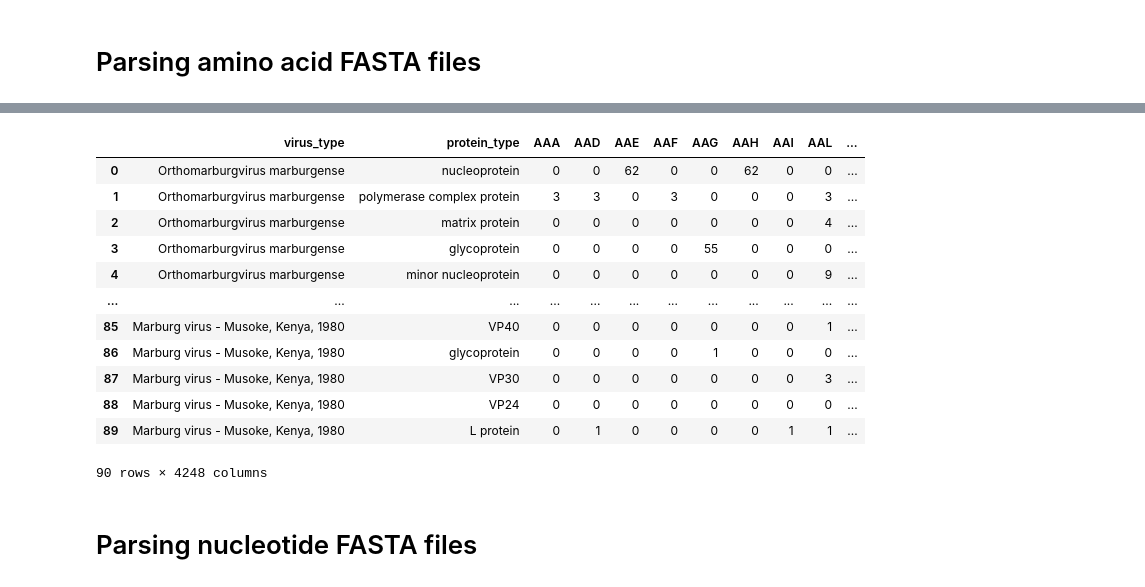
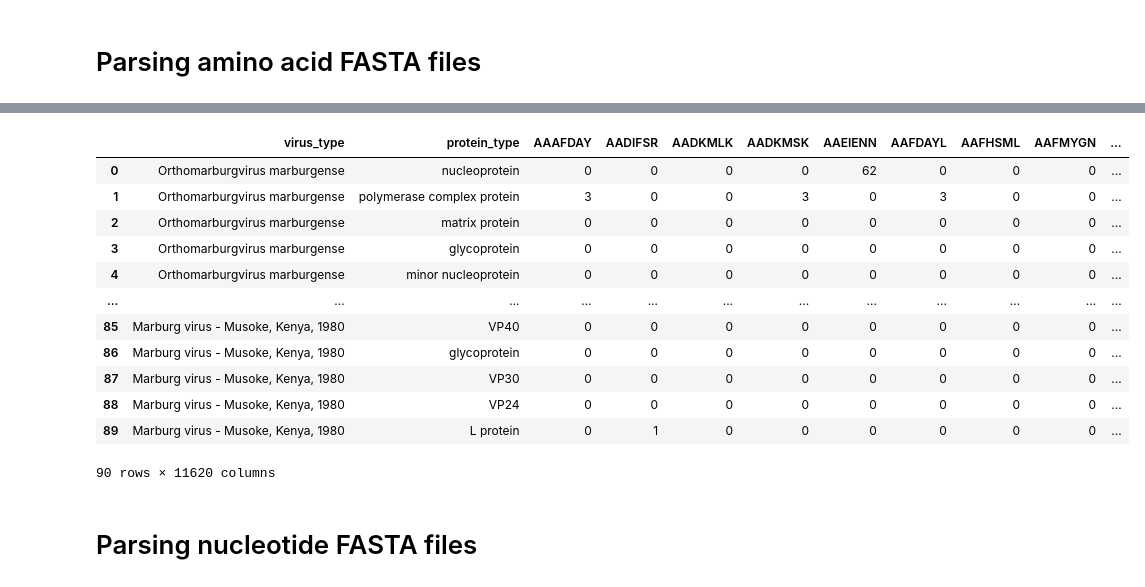
Before and after one commit to ivamilutinovic/data-mining-project, a Jupyter notebook: parsing-fasta.ipynb, the cells around one changed output, grey strips where cells are left out. Cells and saved outputs as stored; diff of their text form; code cells hidden in the pictures.

```diff
--- a/parsing-fasta.ipynb
+++ b/parsing-fasta.ipynb
@@ -80,8 +80,9 @@ def generate_ngram_matrix_amino_acid(fasta_path, n):
     return ngram_matrix
 # %%
 fasta_file = "data/ebola-amino-acid.fasta"
-n = 3
-ngram_matrix = generate_ngram_matrix_amino_acid(fasta_file, n)
-ngram_matrix.to_csv("csv_data/ngram_matrix_amino_acid_ebola.csv", index=False)
+ns = [3, 5, 7]
+for n in ns:
+    ngram_matrix = generate_ngram_matrix_amino_acid(fasta_file, n)
+    ngram_matrix.to_csv(f"csv_data/{n}gram_matrix_amino_acid_ebola.csv", index=False)
 ngram_matrix
 # %% [output]
@@ -101,7 +102,8 @@ ngram_matrix
 # %%
 fasta_file = "data/mers-amino-acid.fasta"
-n = 3
-ngram_matrix = generate_ngram_matrix_amino_acid(fasta_file, n)
-ngram_matrix.to_csv("csv_data/ngram_matrix_amino_acid_mers.csv", index=False)
+ns = [3, 5, 7]
+for n in ns:
+    ngram_matrix = generate_ngram_matrix_amino_acid(fasta_file, n)
+    ngram_matrix.to_csv(f"csv_data/{n}gram_matrix_amino_acid_mers.csv", index=False)
 ngram_matrix
 # %% [output]
@@ -121,23 +123,24 @@ ngram_matrix
 # %%
 fasta_file = "data/marburg-amino-acid.fasta"
-n = 3
-ngram_matrix = generate_ngram_matrix_amino_acid(fasta_file, n)
-ngram_matrix.to_csv("csv_data/ngram_matrix_amino_acid_marburg.csv", index=False)
+ns = [3, 5, 7]
+for n in ns:
+    ngram_matrix = generate_ngram_matrix_amino_acid(fasta_file, n)
+    ngram_matrix.to_csv(f"csv_data/{n}gram_matrix_amino_acid_marburg.csv", index=False)
 ngram_matrix
 # %% [output]
-|  | virus_type | protein_type | AAA | AAD | AAE | AAF | AAG | AAH | AAI | AAL | ... |
-| 0 | Orthomarburgvirus marburgense | nucleoprotein | 0 | 0 | 62 | 0 | 0 | 62 | 0 | 0 | ... |
-| 1 | Orthomarburgvirus marburgense | polymerase complex protein | 3 | 3 | 0 | 3 | 0 | 0 | 0 | 3 | ... |
-| 2 | Orthomarburgvirus marburgense | matrix protein | 0 | 0 | 0 | 0 | 0 | 0 | 0 | 4 | ... |
-| 3 | Orthomarburgvirus marburgense | glycoprotein | 0 | 0 | 0 | 0 | 55 | 0 | 0 | 0 | ... |
-| 4 | Orthomarburgvirus marburgense | minor nucleoprotein | 0 | 0 | 0 | 0 | 0 | 0 | 0 | 9 | ... |
+|  | virus_type | protein_type | AAAFDAY | AADIFSR | AADKMLK | AADKMSK | AAEIENN | AAFDAYL | AAFHSML | AAFMYGN | ... |
+| 0 | Orthomarburgvirus marburgense | nucleoprotein | 0 | 0 | 0 | 0 | 62 | 0 | 0 | 0 | ... |
+| 1 | Orthomarburgvirus marburgense | polymerase complex protein | 3 | 0 | 0 | 3 | 0 | 3 | 0 | 0 | ... |
+| 2 | Orthomarburgvirus marburgense | matrix protein | 0 | 0 | 0 | 0 | 0 | 0 | 0 | 0 | ... |
+| 3 | Orthomarburgvirus marburgense | glycoprotein | 0 | 0 | 0 | 0 | 0 | 0 | 0 | 0 | ... |
+| 4 | Orthomarburgvirus marburgense | minor nucleoprotein | 0 | 0 | 0 | 0 | 0 | 0 | 0 | 0 | ... |
 | ... | ... | ... | ... | ... | ... | ... | ... | ... | ... | ... | ... |
-| 85 | Marburg virus - Musoke, Kenya, 1980 | VP40 | 0 | 0 | 0 | 0 | 0 | 0 | 0 | 1 | ... |
-| 86 | Marburg virus - Musoke, Kenya, 1980 | glycoprotein | 0 | 0 | 0 | 0 | 1 | 0 | 0 | 0 | ... |
-| 87 | Marburg virus - Musoke, Kenya, 1980 | VP30 | 0 | 0 | 0 | 0 | 0 | 0 | 0 | 3 | ... |
+| 85 | Marburg virus - Musoke, Kenya, 1980 | VP40 | 0 | 0 | 0 | 0 | 0 | 0 | 0 | 0 | ... |
+| 86 | Marburg virus - Musoke, Kenya, 1980 | glycoprotein | 0 | 0 | 0 | 0 | 0 | 0 | 0 | 0 | ... |
+| 87 | Marburg virus - Musoke, Kenya, 1980 | VP30 | 0 | 0 | 0 | 0 | 0 | 0 | 0 | 0 | ... |
 | 88 | Marburg virus - Musoke, Kenya, 1980 | VP24 | 0 | 0 | 0 | 0 | 0 | 0 | 0 | 0 | ... |
-| 89 | Marburg virus - Musoke, Kenya, 1980 | L protein | 0 | 1 | 0 | 0 | 0 | 0 | 1 | 1 | ... |
+| 89 | Marburg virus - Musoke, Kenya, 1980 | L protein | 0 | 1 | 0 | 0 | 0 | 0 | 0 | 0 | ... |
-90 rows × 4248 columns
+90 rows × 11620 columns
 # %% [markdown]
 # Parsing nucleotide FASTA files
 # %%
```
Also changed, not shown: parts of 2 cells of this notebook, 13 other files.
